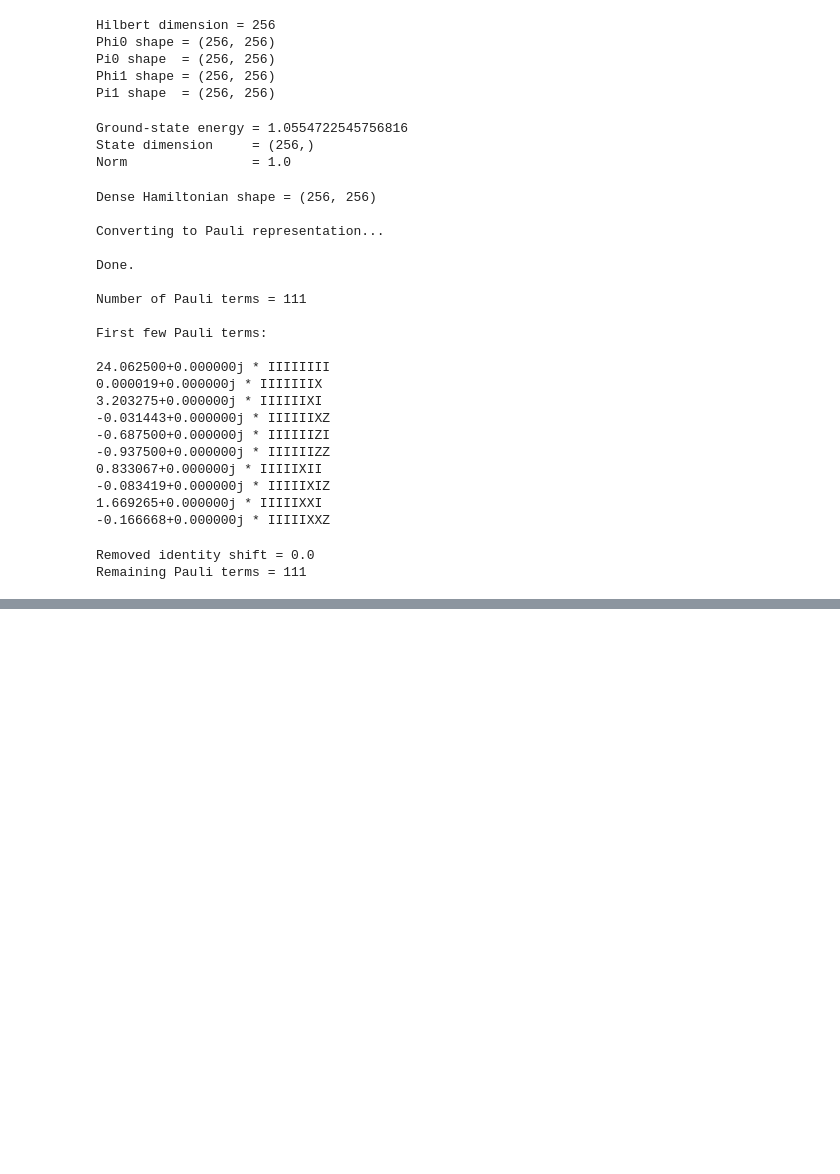
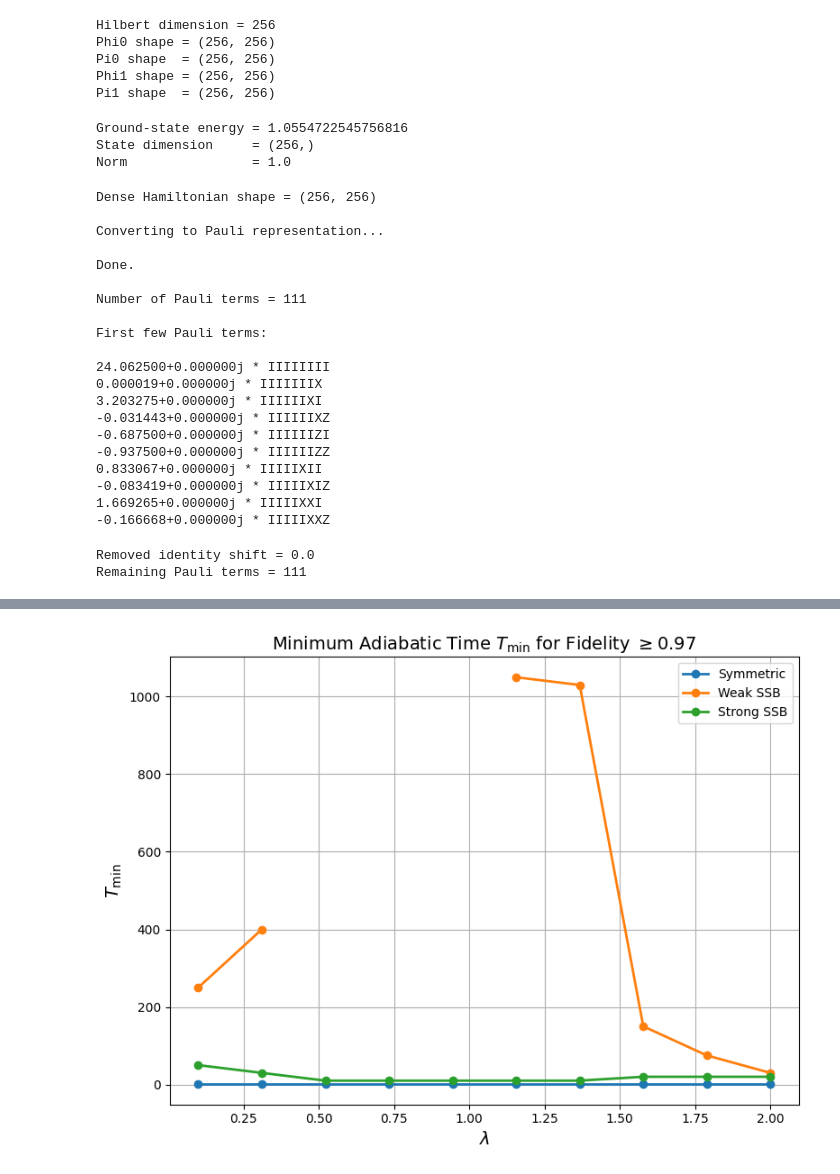
Before and after one commit to Ushakrhmn/Trapped-ion-QFT, a Jupyter notebook: phi^4/Phase_change/2sites_16dof/16d_2sites_HEA-VQE_time_evolution.ipynb, the cells around one changed output, grey strips where cells are left out. Drawn from its saved outputs; the diff is of its cells as text; code cells hidden in the pictures; blank space fills up the shorter version.

```diff
--- a/phi^4/Phase_change/2sites_16dof/16d_2sites_HEA-VQE_time_evolution.ipynb
+++ b/phi^4/Phase_change/2sites_16dof/16d_2sites_HEA-VQE_time_evolution.ipynb
@@ -1039,0 +1247,12 @@ plt.show()
+# %%
+# ============================================================
+# Exact ground state
+# ============================================================
+
+def exact_ground_state(H):
+
+    H_dense = H.toarray()
+
+    eigvals, eigvecs = np.linalg.eigh(H_dense)
+
+    return eigvals[0], eigvecs[:, 0]
@@ -1039,0 +1737,82 @@ plt.show()
+# %%
+# ============================================================
+# Plot T_min vs lambda
+# ============================================================
+
+import matplotlib.pyplot as plt
+
+# ============================================================
+# Separate data by case
+# ============================================================
+
+case_data = {}
+
+for r in adiabatic_results:
+
+    case = r['case']
+
+    if case not in case_data:
+
+        case_data[case] = {
+
+            'lambda': [],
+
+            'Tmin': []
+        }
+
+    case_data[case]['lambda'].append(
+
+        r['lambda']
+    )
+
+    case_data[case]['Tmin'].append(
+
+        r['Tmin']
+    )
+
+# ============================================================
+# Plot
+# ============================================================
+
+plt.figure(figsize=(8,6))
+
+for case, d in case_data.items():
+
+    plt.plot(
+
+        d['lambda'],
+
+        d['Tmin'],
+
+        marker='o',
+
+        linewidth=2,
+
+        label=case
+    )
+
+# ============================================================
+# Labels
+# ============================================================
+
+plt.xlabel(r'$\lambda$', fontsize=14)
+
+plt.ylabel(r'$T_{\min}$', fontsize=14)
+
+plt.title(
+
+    r'Minimum Adiabatic Time $T_{\min}$ '
+    r'for Fidelity $\geq 0.97$',
+
+    fontsize=14
+)
+
+plt.grid(True)
+
+plt.legend()
+
+plt.tight_layout()
+
+plt.show()
+# %% [output]
+[figure, added]
```
Also changed, not shown: parts of 10 cells of this notebook, 5 other files.
